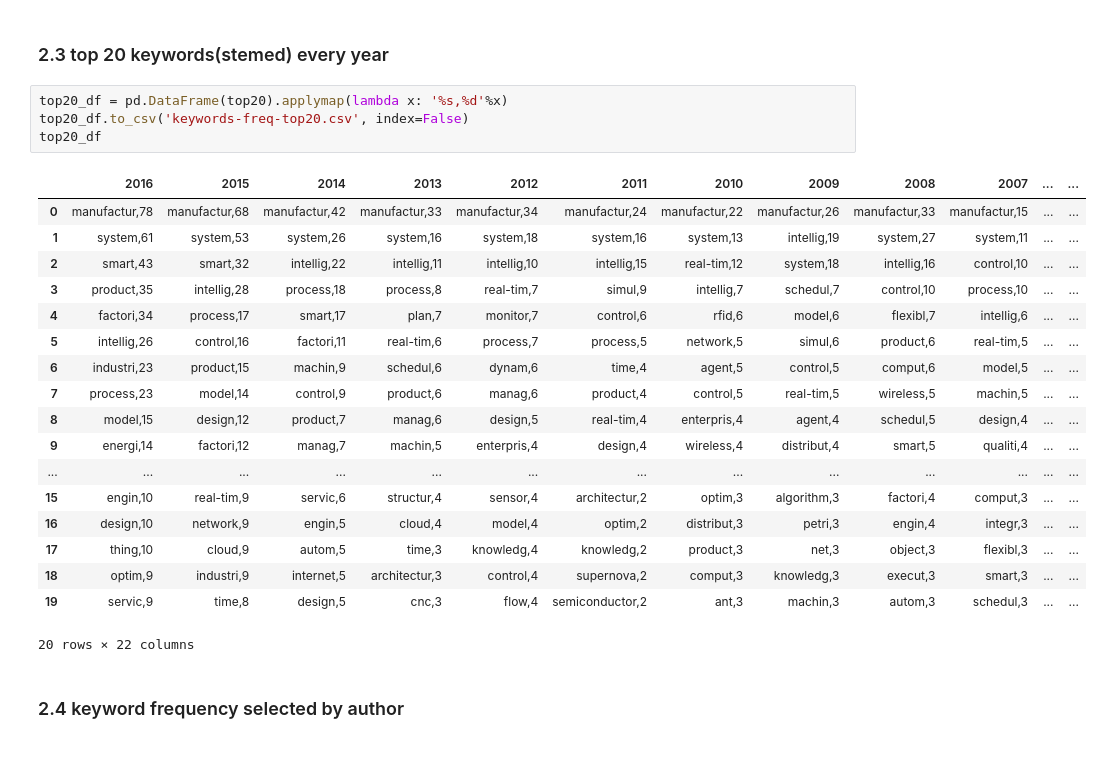
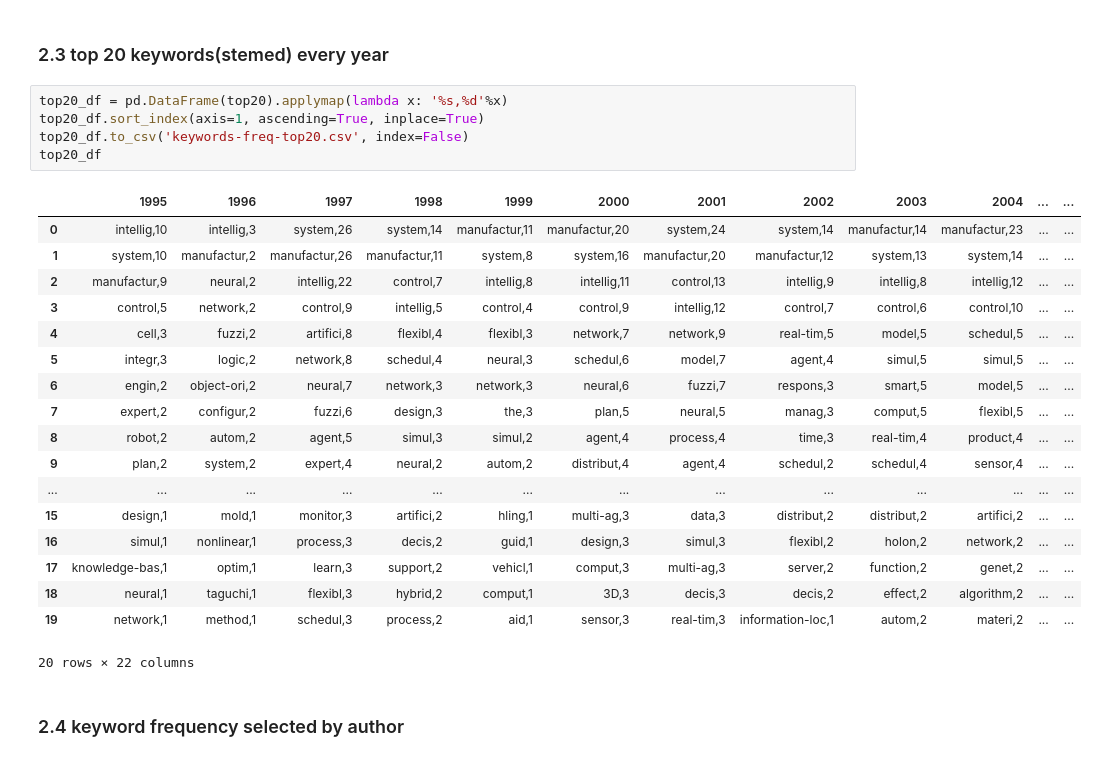
Before and after one commit to pzjzeason/bib, a Jupyter notebook: py.ipynb, the cells around one changed output. Cells and saved outputs as stored; diff of their text form.

```diff
--- a/py.ipynb
+++ b/py.ipynb
@@ -77,26 +77,27 @@ with open('./stem-keywords-by-year.json', 'w') as f:
 ### 2.3 top 20 keywords(stemed) every year
 # %%
 top20_df = pd.DataFrame(top20).applymap(lambda x: '%s,%d'%x)
+top20_df.sort_index(axis=1, ascending=True, inplace=True)
 top20_df.to_csv('keywords-freq-top20.csv', index=False)
 top20_df
 # %% [output]
-|  | 2016 | 2015 | 2014 | 2013 | 2012 | 2011 | 2010 | 2009 | 2008 | 2007 | ... | ... |
-| 0 | manufactur,78 | manufactur,68 | manufactur,42 | manufactur,33 | manufactur,34 | manufactur,24 | manufactur,22 | manufactur,26 | manufactur,33 | manufactur,15 | ... | ... |
-| 1 | system,61 | system,53 | system,26 | system,16 | system,18 | system,16 | system,13 | intellig,19 | system,27 | system,11 | ... | ... |
-| 2 | smart,43 | smart,32 | intellig,22 | intellig,11 | intellig,10 | intellig,15 | real-tim,12 | system,18 | intellig,16 | control,10 | ... | ... |
-| 3 | product,35 | intellig,28 | process,18 | process,8 | real-tim,7 | simul,9 | intellig,7 | schedul,7 | control,10 | process,10 | ... | ... |
-| 4 | factori,34 | process,17 | smart,17 | plan,7 | monitor,7 | control,6 | rfid,6 | model,6 | flexibl,7 | intellig,6 | ... | ... |
-| 5 | intellig,26 | control,16 | factori,11 | real-tim,6 | process,7 | process,5 | network,5 | simul,6 | product,6 | real-tim,5 | ... | ... |
-| 6 | industri,23 | product,15 | machin,9 | schedul,6 | dynam,6 | time,4 | agent,5 | control,5 | comput,6 | model,5 | ... | ... |
-| 7 | process,23 | model,14 | control,9 | product,6 | manag,6 | product,4 | control,5 | real-tim,5 | wireless,5 | machin,5 | ... | ... |
-| 8 | model,15 | design,12 | product,7 | manag,6 | design,5 | real-tim,4 | enterpris,4 | agent,4 | schedul,5 | design,4 | ... | ... |
-| 9 | energi,14 | factori,12 | manag,7 | machin,5 | enterpris,4 | design,4 | wireless,4 | distribut,4 | smart,5 | qualiti,4 | ... | ... |
+|  | 1995 | 1996 | 1997 | 1998 | 1999 | 2000 | 2001 | 2002 | 2003 | 2004 | ... | ... |
+| 0 | intellig,10 | intellig,3 | system,26 | system,14 | manufactur,11 | manufactur,20 | system,24 | system,14 | manufactur,14 | manufactur,23 | ... | ... |
+| 1 | system,10 | manufactur,2 | manufactur,26 | manufactur,11 | system,8 | system,16 | manufactur,20 | manufactur,12 | system,13 | system,14 | ... | ... |
+| 2 | manufactur,9 | neural,2 | intellig,22 | control,7 | intellig,8 | intellig,11 | control,13 | intellig,9 | intellig,8 | intellig,12 | ... | ... |
+| 3 | control,5 | network,2 | control,9 | intellig,5 | control,4 | control,9 | intellig,12 | control,7 | control,6 | control,10 | ... | ... |
+| 4 | cell,3 | fuzzi,2 | artifici,8 | flexibl,4 | flexibl,3 | network,7 | network,9 | real-tim,5 | model,5 | schedul,5 | ... | ... |
+| 5 | integr,3 | logic,2 | network,8 | schedul,4 | neural,3 | schedul,6 | model,7 | agent,4 | simul,5 | simul,5 | ... | ... |
+| 6 | engin,2 | object-ori,2 | neural,7 | network,3 | network,3 | neural,6 | fuzzi,7 | respons,3 | smart,5 | model,5 | ... | ... |
+| 7 | expert,2 | configur,2 | fuzzi,6 | design,3 | the,3 | plan,5 | neural,5 | manag,3 | comput,5 | flexibl,5 | ... | ... |
+| 8 | robot,2 | autom,2 | agent,5 | simul,3 | simul,2 | agent,4 | process,4 | time,3 | real-tim,4 | product,4 | ... | ... |
+| 9 | plan,2 | system,2 | expert,4 | neural,2 | autom,2 | distribut,4 | agent,4 | schedul,2 | schedul,4 | sensor,4 | ... | ... |
 | ... | ... | ... | ... | ... | ... | ... | ... | ... | ... | ... | ... | ... |
-| 15 | engin,10 | real-tim,9 | servic,6 | structur,4 | sensor,4 | architectur,2 | optim,3 | algorithm,3 | factori,4 | comput,3 | ... | ... |
-| 16 | design,10 | network,9 | engin,5 | cloud,4 | model,4 | optim,2 | distribut,3 | petri,3 | engin,4 | integr,3 | ... | ... |
-| 17 | thing,10 | cloud,9 | autom,5 | time,3 | knowledg,4 | knowledg,2 | product,3 | net,3 | object,3 | flexibl,3 | ... | ... |
-| 18 | optim,9 | industri,9 | internet,5 | architectur,3 | control,4 | supernova,2 | comput,3 | knowledg,3 | execut,3 | smart,3 | ... | ... |
-| 19 | servic,9 | time,8 | design,5 | cnc,3 | flow,4 | semiconductor,2 | ant,3 | machin,3 | autom,3 | schedul,3 | ... | ... |
+| 15 | design,1 | mold,1 | monitor,3 | artifici,2 | hling,1 | multi-ag,3 | data,3 | distribut,2 | distribut,2 | artifici,2 | ... | ... |
+| 16 | simul,1 | nonlinear,1 | process,3 | decis,2 | guid,1 | design,3 | simul,3 | flexibl,2 | holon,2 | network,2 | ... | ... |
+| 17 | knowledge-bas,1 | optim,1 | learn,3 | support,2 | vehicl,1 | comput,3 | multi-ag,3 | server,2 | function,2 | genet,2 | ... | ... |
+| 18 | neural,1 | taguchi,1 | flexibl,3 | hybrid,2 | comput,1 | 3D,3 | decis,3 | decis,2 | effect,2 | algorithm,2 | ... | ... |
+| 19 | network,1 | method,1 | schedul,3 | process,2 | aid,1 | sensor,3 | real-tim,3 | information-loc,1 | autom,2 | materi,2 | ... | ... |
 20 rows × 22 columns
 # %% [markdown]
 ### 2.4 keyword frequency selected by author
```
Also changed, not shown: parts of 2 cells of this notebook, 7 other files.
